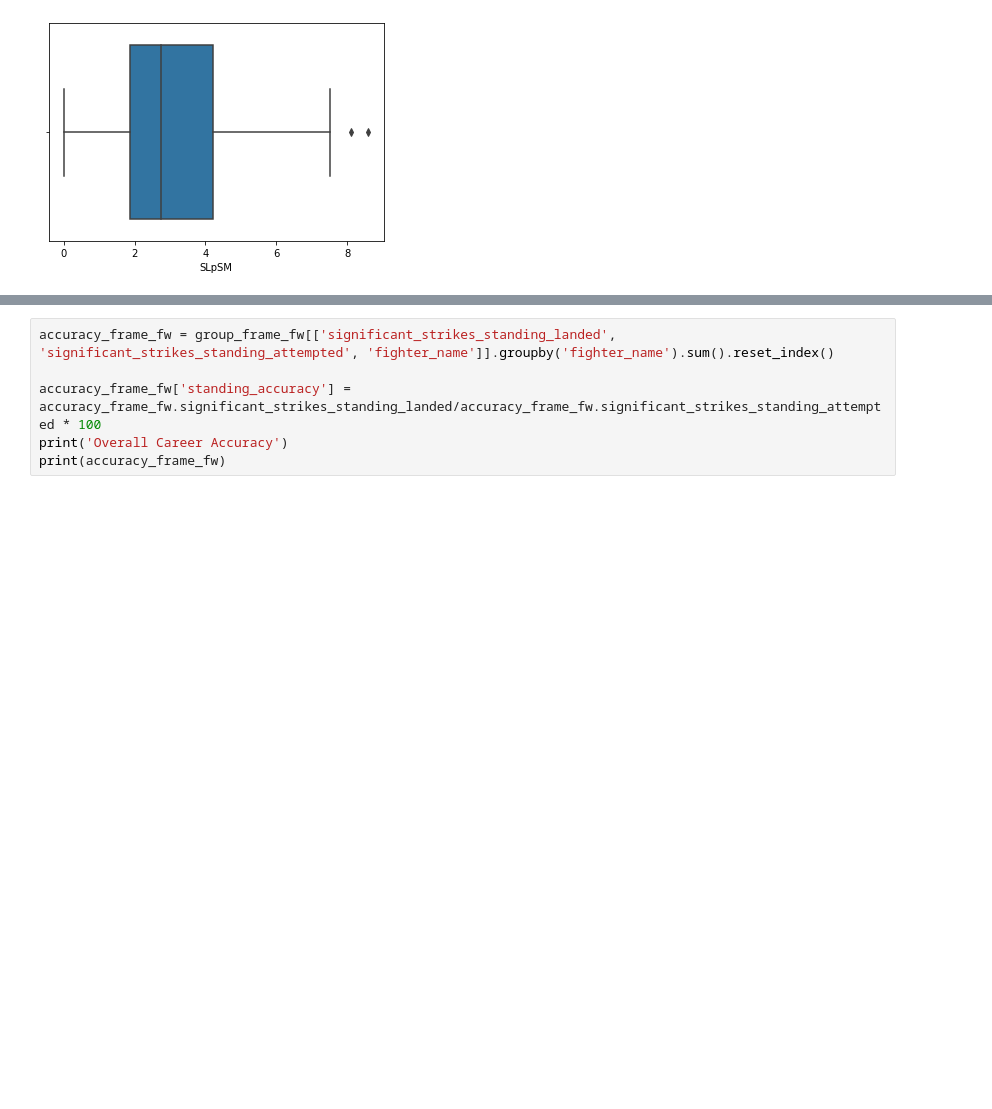
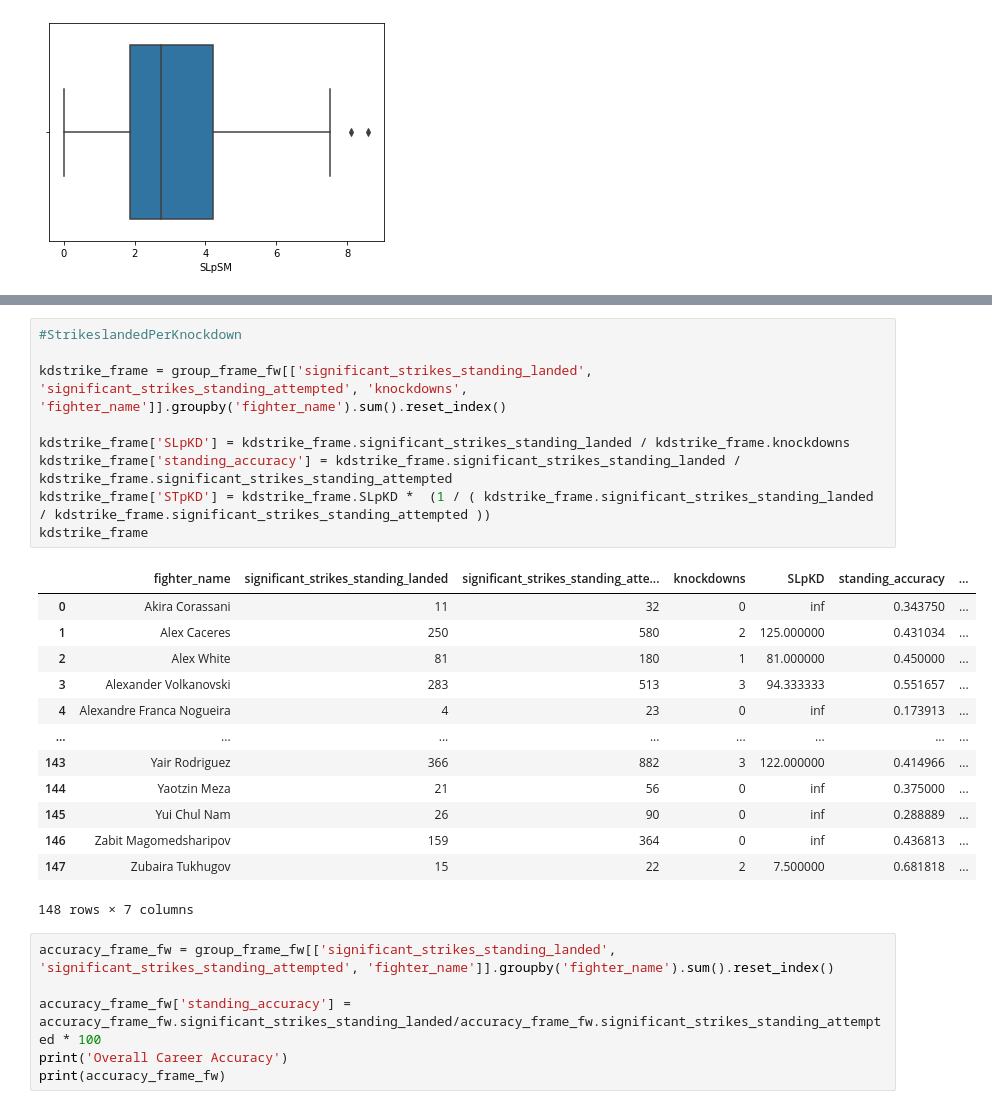
Before and after one commit to anthony-aleman/Featherweight, a Jupyter notebook: FW_EDA.ipynb, the cells around one changed output, grey strips where cells are left out. Saved outputs shown, nothing was run; the diff lists cells and outputs as text; blank space fills up the shorter version.

Commit message:
added a STpKD feature
looking at Striked thrown per Knockdown

```diff
--- a/FW_EDA.ipynb
+++ b/FW_EDA.ipynb
@@ -308,3 +330,26 @@ sns.boxplot(data=slpsm_fw_filtered, x="SLpSM")
+# %%
+#StrikeslandedPerKnockdown
+
+kdstrike_frame = group_frame_fw[['significant_strikes_standing_landed', 'significant_strikes_standing_attempted', 'knockdowns', 'fighter_name']].groupby('fighter_name').sum().reset_index()
+
+kdstrike_frame['SLpKD'] = kdstrike_frame.significant_strikes_standing_landed / kdstrike_frame.knockdowns
+kdstrike_frame['standing_accuracy'] = kdstrike_frame.significant_strikes_standing_landed / kdstrike_frame.significant_strikes_standing_attempted
+kdstrike_frame['STpKD'] = kdstrike_frame.SLpKD *  (1 / ( kdstrike_frame.significant_strikes_standing_landed / kdstrike_frame.significant_strikes_standing_attempted ))
+kdstrike_frame
+# %% [output]
+|  | fighter_name | significant_strikes_standing_landed | significant_strikes_standing_atte... | knockdowns | SLpKD | standing_accuracy | ... |
+| 0 | Akira Corassani | 11 | 32 | 0 | inf | 0.343750 | ... |
+| 1 | Alex Caceres | 250 | 580 | 2 | 125.000000 | 0.431034 | ... |
+| 2 | Alex White | 81 | 180 | 1 | 81.000000 | 0.450000 | ... |
+| 3 | Alexander Volkanovski | 283 | 513 | 3 | 94.333333 | 0.551657 | ... |
+| 4 | Alexandre Franca Nogueira | 4 | 23 | 0 | inf | 0.173913 | ... |
+| ... | ... | ... | ... | ... | ... | ... | ... |
+| 143 | Yair Rodriguez | 366 | 882 | 3 | 122.000000 | 0.414966 | ... |
+| 144 | Yaotzin Meza | 21 | 56 | 0 | inf | 0.375000 | ... |
+| 145 | Yui Chul Nam | 26 | 90 | 0 | inf | 0.288889 | ... |
+| 146 | Zabit Magomedsharipov | 159 | 364 | 0 | inf | 0.436813 | ... |
+| 147 | Zubaira Tukhugov | 15 | 22 | 2 | 7.500000 | 0.681818 | ... |
+148 rows × 7 columns
 # %%
 accuracy_frame_fw = group_frame_fw[['significant_strikes_standing_landed', 'significant_strikes_standing_attempted', 'fighter_name']].groupby('fighter_name').sum().reset_index()
 
```
Also changed, not shown: parts of 2 cells of this notebook.
